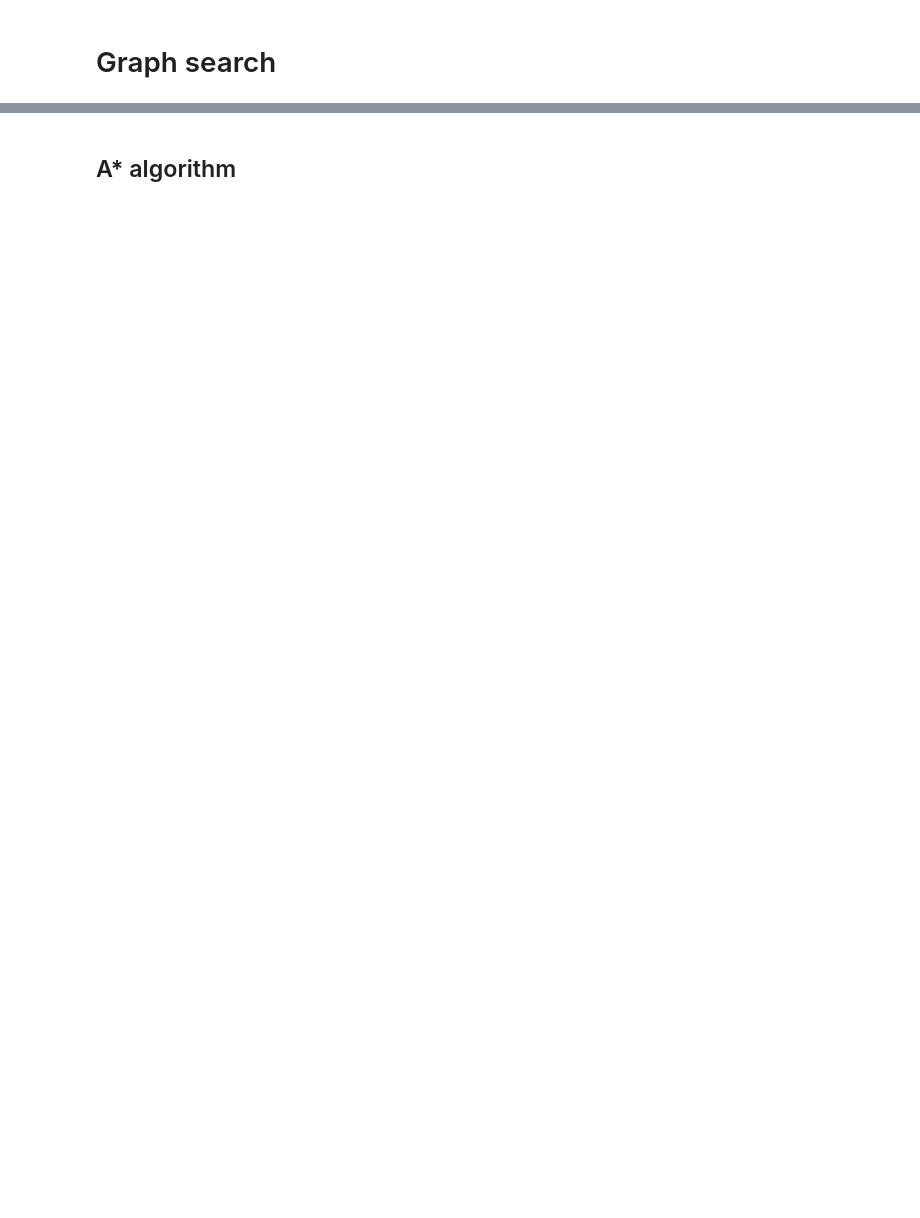
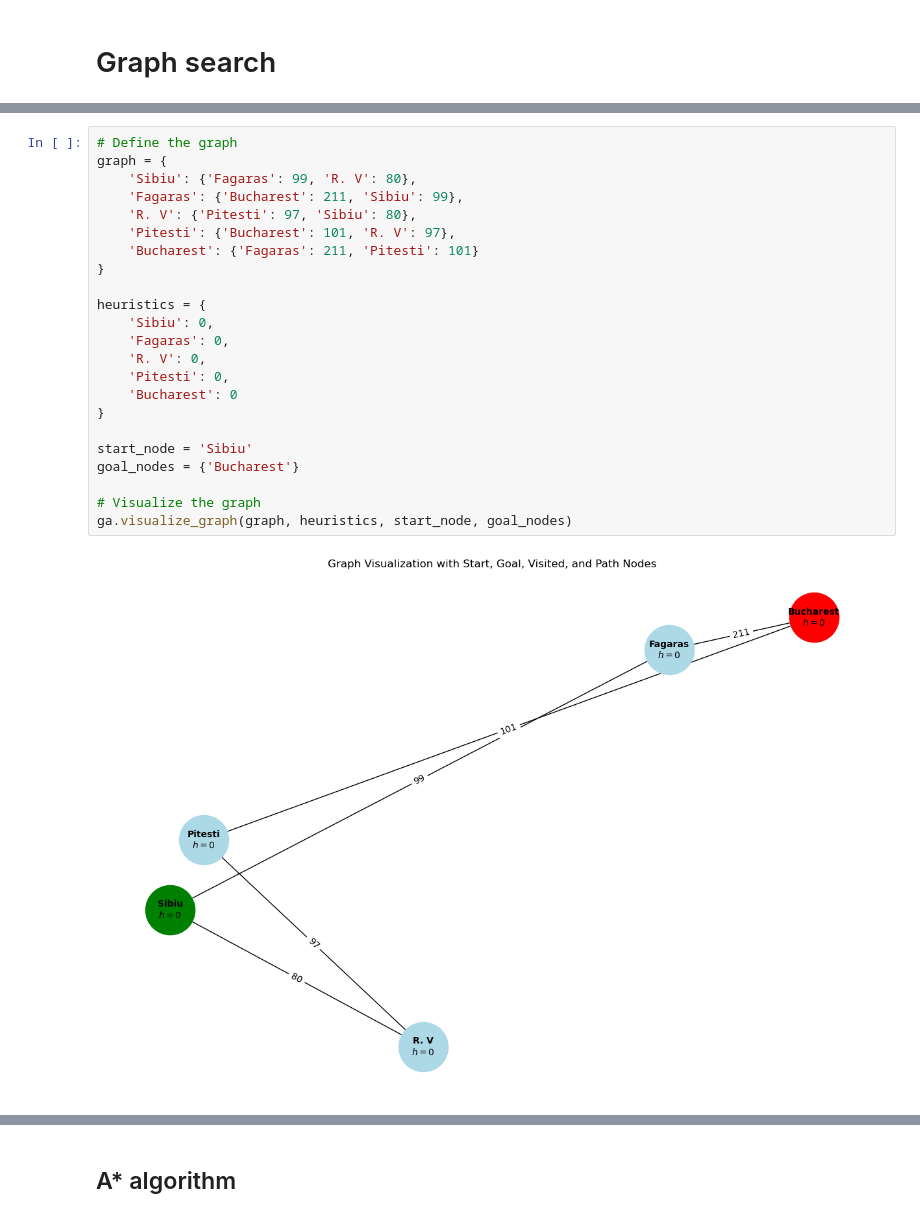
Before and after one commit to alpacfer/intro_to_ai, a Jupyter notebook: graphs_introai.ipynb, the cells around one changed output, grey strips where cells are left out. Drawn from its saved outputs; the diff is of its cells as text; blank space fills up the shorter version.

```diff
--- a/graphs_introai.ipynb
+++ b/graphs_introai.ipynb
@@ -106,0 +80,25 @@ ga.visualize_graph(graph, heuristics, start_node, goal_nodes)
+# %%
+# Define the graph
+graph = {
+    'Sibiu': {'Fagaras': 99, 'R. V': 80},
+    'Fagaras': {'Bucharest': 211, 'Sibiu': 99},
+    'R. V': {'Pitesti': 97, 'Sibiu': 80},
+    'Pitesti': {'Bucharest': 101, 'R. V': 97},
+    'Bucharest': {'Fagaras': 211, 'Pitesti': 101}
+}
+
+heuristics = {
+    'Sibiu': 0,
+    'Fagaras': 0,
+    'R. V': 0,
+    'Pitesti': 0,
+    'Bucharest': 0
+}
+
+start_node = 'Sibiu'
+goal_nodes = {'Bucharest'}
+
+# Visualize the graph
+ga.visualize_graph(graph, heuristics, start_node, goal_nodes)
+# %% [output]
+[figure, added]
```
Also changed, not shown: parts of 21 cells of this notebook, 1 other file.
